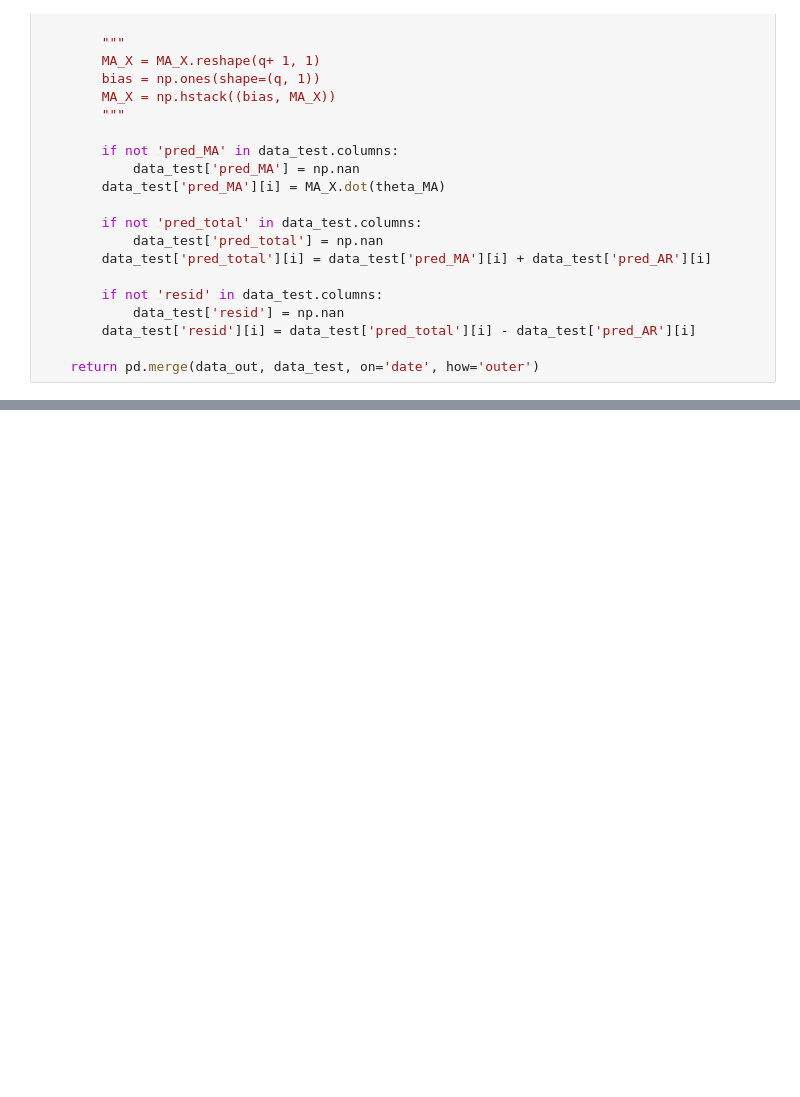
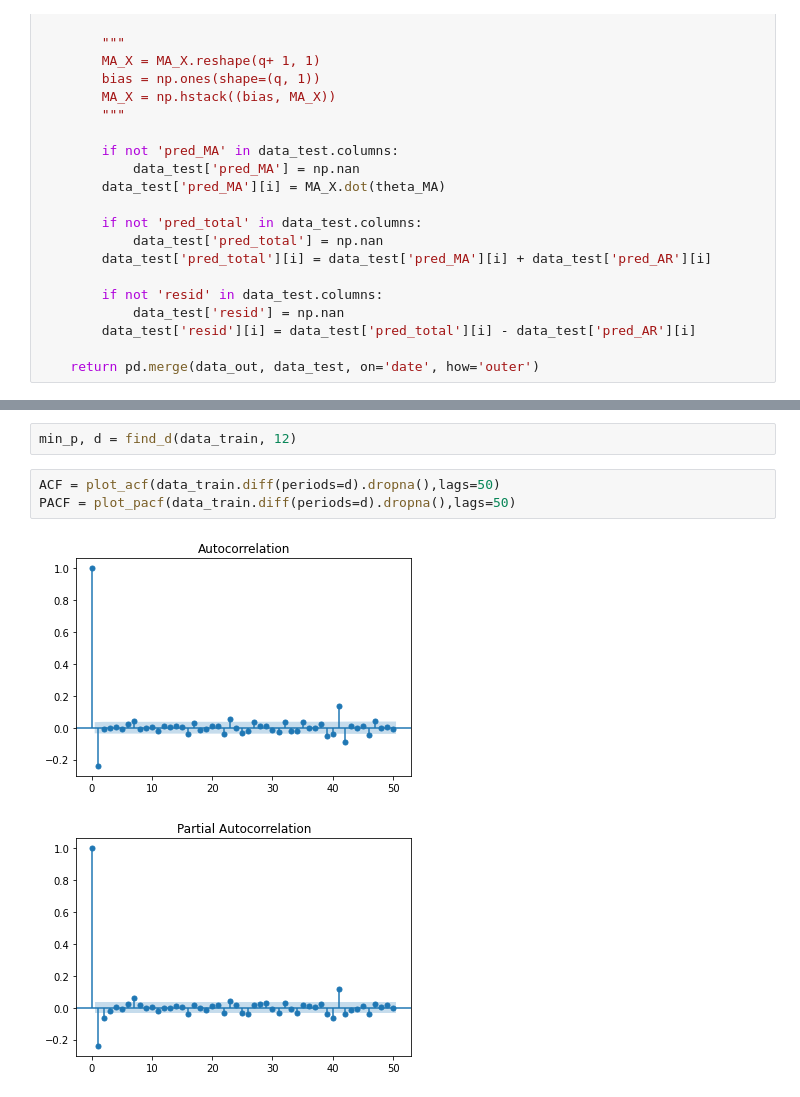
Before and after one commit to TimGladyshev/MLFinal, a Jupyter notebook: ARIMA.ipynb, the cells around one changed output, grey strips where cells are left out. Drawn from its saved outputs; the diff is of its cells as text; blank space fills up the shorter version.

```diff
--- a/ARIMA.ipynb
+++ b/ARIMA.ipynb
@@ -220 +203,9 @@ See the caveats in the documentation: https://pandas.pydata.org/pandas-docs/stab
+# %%
+min_p, d = find_d(data_train, 12)
+# %%
+ACF = plot_acf(data_train.diff(periods=d).dropna(),lags=50)
+PACF = plot_pacf(data_train.diff(periods=d).dropna(),lags=50)
+# %% [output]
+[figure, added]
+[figure, added]
 # %%
```
Also changed, not shown: parts of 17 cells of this notebook.
